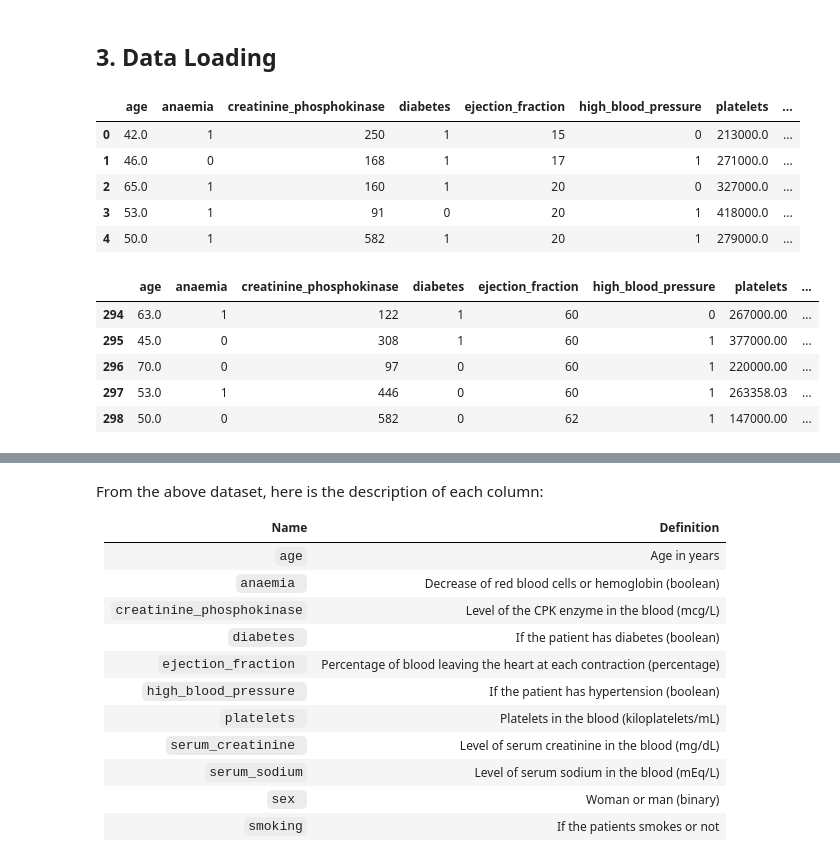
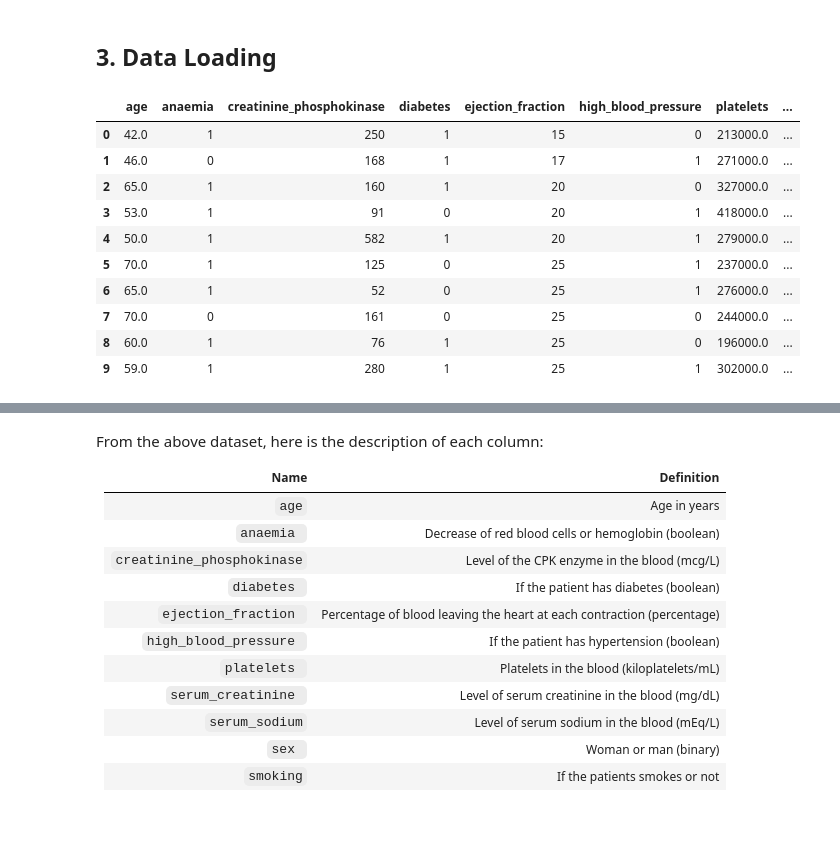
Before and after one commit to zakish29/cardiovascular-disease-analysis, a Jupyter notebook: h8dsft_P1G3_zaki.ipynb, the cells around one changed output, grey strips where cells are left out. Cells and saved outputs as stored; diff of their text form; code cells hidden in the pictures; blank space fills up the shorter version.

```diff
--- a/h8dsft_P1G3_zaki.ipynb
+++ b/h8dsft_P1G3_zaki.ipynb
@@ -67,21 +67,18 @@ warnings.filterwarnings('ignore')
 ## 3. Data Loading
 # %%
 df = pd.read_csv('h8dsft_P1G3_zaki.csv')
-# %%
-df.head()
-# %% [output]
-|  | age | anaemia | creatinine_phosphokinase | diabetes | ejection_fraction | high_blood_pressure | platelets | ... |
-| 0 | 42.0 | 1 | 250 | 1 | 15 | 0 | 213000.0 | ... |
-| 1 | 46.0 | 0 | 168 | 1 | 17 | 1 | 271000.0 | ... |
-| 2 | 65.0 | 1 | 160 | 1 | 20 | 0 | 327000.0 | ... |
-| 3 | 53.0 | 1 | 91 | 0 | 20 | 1 | 418000.0 | ... |
-| 4 | 50.0 | 1 | 582 | 1 | 20 | 1 | 279000.0 | ... |
-# %%
-df.tail()
-# %% [output]
-|  | age | anaemia | creatinine_phosphokinase | diabetes | ejection_fraction | high_blood_pressure | platelets | ... |
-| 294 | 63.0 | 1 | 122 | 1 | 60 | 0 | 267000.00 | ... |
-| 295 | 45.0 | 0 | 308 | 1 | 60 | 1 | 377000.00 | ... |
-| 296 | 70.0 | 0 | 97 | 0 | 60 | 1 | 220000.00 | ... |
-| 297 | 53.0 | 1 | 446 | 0 | 60 | 1 | 263358.03 | ... |
-| 298 | 50.0 | 0 | 582 | 0 | 62 | 1 | 147000.00 | ... |
+# %%
+# first 10 rows of the data
+df.head(10)
+# %% [output]
+|  | age | anaemia | creatinine_phosphokinase | diabetes | ejection_fraction | high_blood_pressure | platelets | ... |
+| 0 | 42.0 | 1 | 250 | 1 | 15 | 0 | 213000.0 | ... |
+| 1 | 46.0 | 0 | 168 | 1 | 17 | 1 | 271000.0 | ... |
+| 2 | 65.0 | 1 | 160 | 1 | 20 | 0 | 327000.0 | ... |
+| 3 | 53.0 | 1 | 91 | 0 | 20 | 1 | 418000.0 | ... |
+| 4 | 50.0 | 1 | 582 | 1 | 20 | 1 | 279000.0 | ... |
+| 5 | 70.0 | 1 | 125 | 0 | 25 | 1 | 237000.0 | ... |
+| 6 | 65.0 | 1 | 52 | 0 | 25 | 1 | 276000.0 | ... |
+| 7 | 70.0 | 0 | 161 | 0 | 25 | 0 | 244000.0 | ... |
+| 8 | 60.0 | 1 | 76 | 1 | 25 | 0 | 196000.0 | ... |
+| 9 | 59.0 | 1 | 280 | 1 | 25 | 1 | 302000.0 | ... |
```
Also changed, not shown: parts of 3 cells of this notebook.
